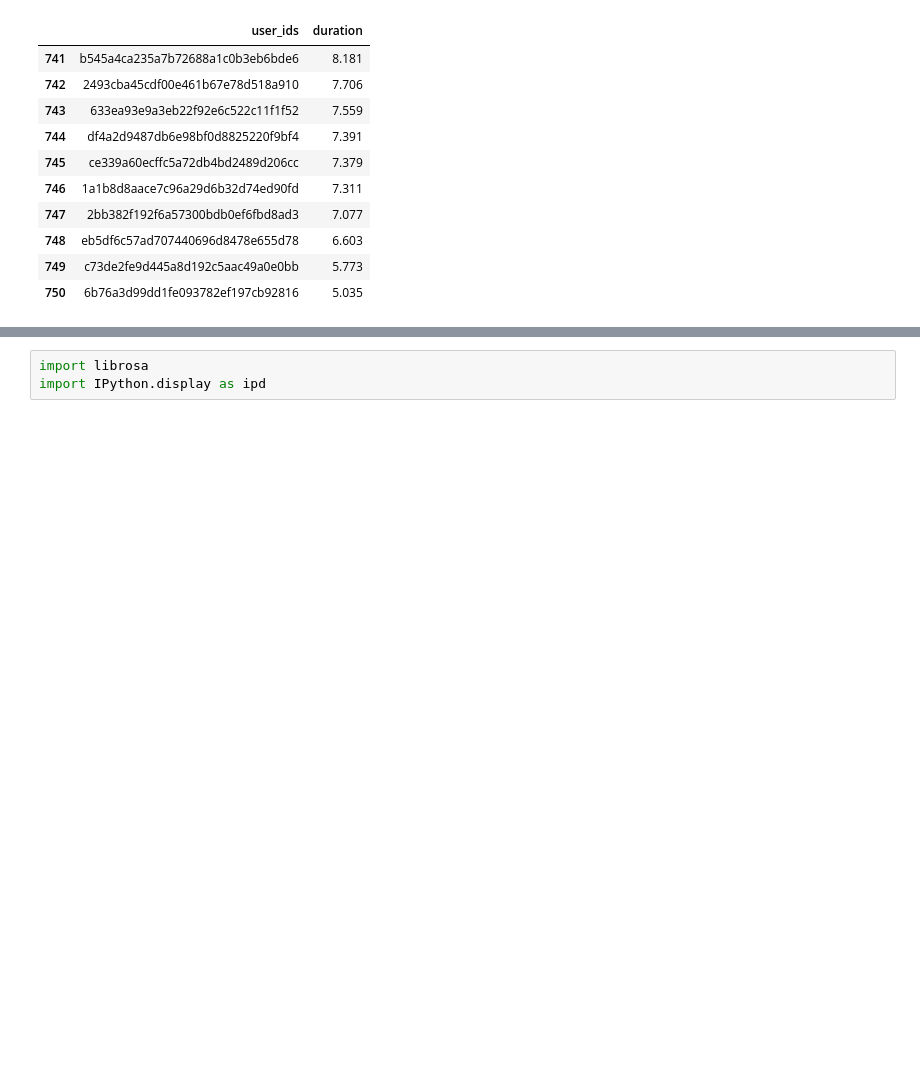
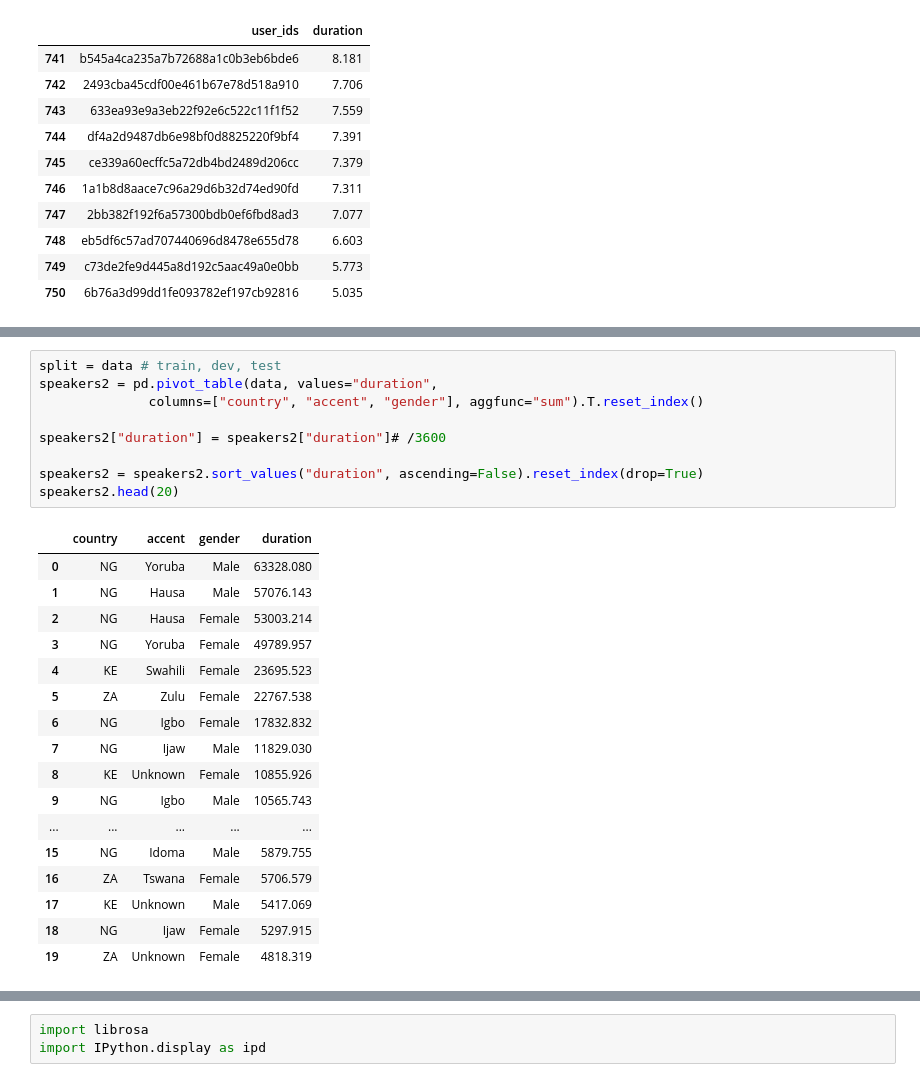
Before and after one commit to intron-innovation/AfriSpeech-TTS, a Jupyter notebook: notebooks/data_preprocessing.ipynb, the cells around one changed output, grey strips where cells are left out. Drawn from its saved outputs; the diff is of its cells as text; blank space fills up the shorter version.

Commit message:
Add new train/dev/test split

```diff
--- a/notebooks/data_preprocessing.ipynb
+++ b/notebooks/data_preprocessing.ipynb
@@ -228,0 +138,27 @@ accents.head(20) # don't forget to drop unknown accent
+# %%
+split = data # train, dev, test
+speakers2 = pd.pivot_table(data, values="duration",
+              columns=["country", "accent", "gender"], aggfunc="sum").T.reset_index()
+
+speakers2["duration"] = speakers2["duration"]# /3600
+
+speakers2 = speakers2.sort_values("duration", ascending=False).reset_index(drop=True)
+speakers2.head(20)
+# %% [output]
+|  | country | accent | gender | duration |
+| 0 | NG | Yoruba | Male | 63328.080 |
+| 1 | NG | Hausa | Male | 57076.143 |
+| 2 | NG | Hausa | Female | 53003.214 |
+| 3 | NG | Yoruba | Female | 49789.957 |
+| 4 | KE | Swahili | Female | 23695.523 |
+| 5 | ZA | Zulu | Female | 22767.538 |
+| 6 | NG | Igbo | Female | 17832.832 |
+| 7 | NG | Ijaw | Male | 11829.030 |
+| 8 | KE | Unknown | Female | 10855.926 |
+| 9 | NG | Igbo | Male | 10565.743 |
+| ... | ... | ... | ... | ... |
+| 15 | NG | Idoma | Male | 5879.755 |
+| 16 | ZA | Tswana | Female | 5706.579 |
+| 17 | KE | Unknown | Male | 5417.069 |
+| 18 | NG | Ijaw | Female | 5297.915 |
+| 19 | ZA | Unknown | Female | 4818.319 |
```
Also changed, not shown: parts of 55 cells of this notebook, 10 other files.
